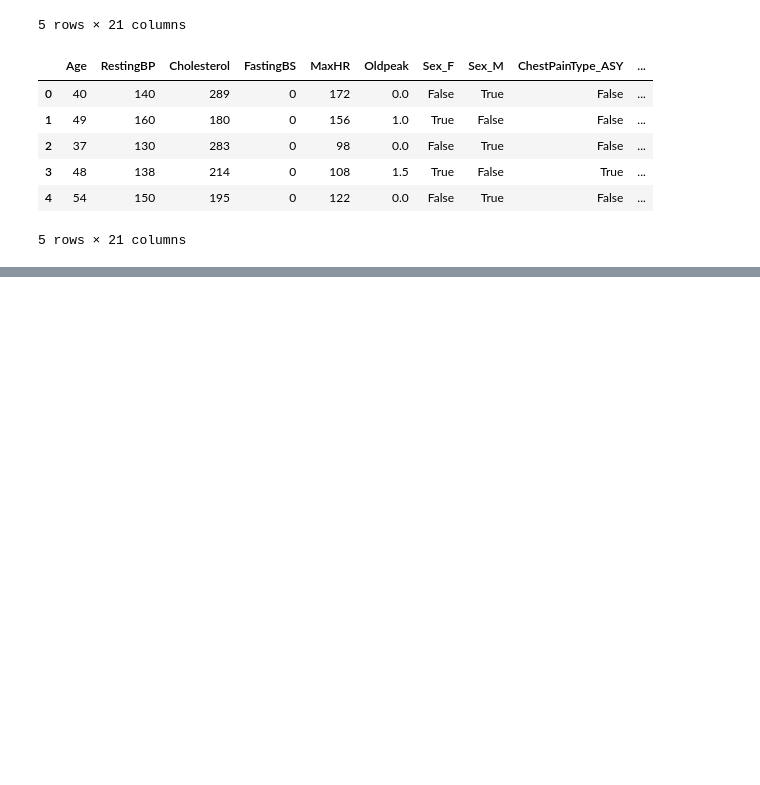
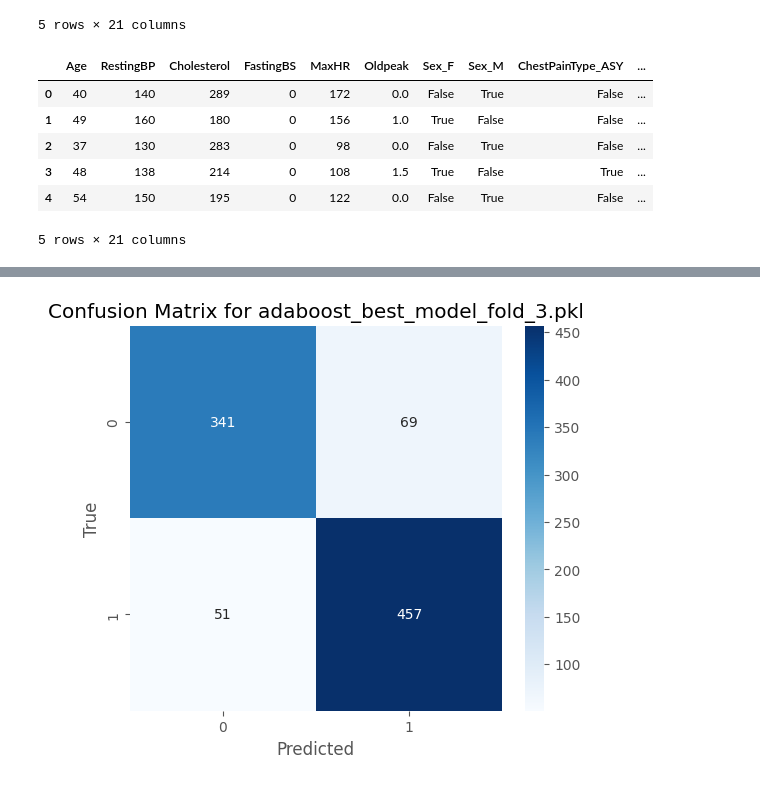
Before and after one commit to AndriRahmadani12/heart-failure-predict-ai, a Jupyter notebook: experiment/hearth_failure_prediction.ipynb, the cells around one changed output, grey strips where cells are left out. Drawn from its saved outputs; the diff is of its cells as text; code cells hidden in the pictures; blank space fills up the shorter version.

```diff
--- a/experiment/hearth_failure_prediction.ipynb
+++ b/experiment/hearth_failure_prediction.ipynb
@@ -627,0 +444,20 @@ The accuracy for Fold 5 : 0.8345810190775175
+# %%
+from sklearn.tree import DecisionTreeClassifier
+from sklearn.ensemble import RandomForestClassifier, GradientBoostingClassifier, ExtraTreesClassifier, AdaBoostClassifier
+from xgboost import XGBClassifier
+from lightgbm import LGBMClassifier
+from sklearn.metrics import accuracy_score, roc_auc_score, classification_report
+from sklearn.model_selection import StratifiedKFold
+import pandas as pd
+models_tree = {
+    "Decision Tree": DecisionTreeClassifier(random_state=42),
+    "Random Forest": RandomForestClassifier(random_state=42, n_estimators=100),
+    "Gradient Boosting": GradientBoostingClassifier(random_state=42),
+    "Extra Trees": ExtraTreesClassifier(random_state=42, n_estimators=100),
+    "XGBoost": XGBClassifier(random_state=42),
+    "LightGBM": LGBMClassifier(random_state=42),
+    "AdaBoost": AdaBoostClassifier(random_state=42)
+}
+
+feature_col_tree=df_tree.columns.to_list()
+feature_col_tree.remove(target)
@@ -627,0 +791,8 @@ The accuracy for Fold 5 : 0.8345810190775175
+# %%
+import joblib
+
+# Memuat model terbaik yang disimpan (misalnya model dari fold tertentu)
+model_filename = "adaboost_best_model_fold_3.pkl"  # Ganti dengan nama model yang sesuai
+model = joblib.load(model_filename)
+
+print(f"Model {model_filename} berhasil dimuat.")
@@ -627,0 +801,7 @@ The accuracy for Fold 5 : 0.8345810190775175
+# %%
+X=df_tree[feature_col_tree]
+y=df_tree[target]
+# %%
+from sklearn.metrics import confusion_matrix, classification_report
+y_pred = model.predict(X)
+print(classification_report(y, y_pred))
@@ -627,0 +817,10 @@ The accuracy for Fold 5 : 0.8345810190775175
+# %%
+cm = confusion_matrix(y, y_pred)
+plt.figure(figsize=(6, 5))
+sns.heatmap(cm, annot=True, fmt='d', cmap='Blues', xticklabels=model.classes_, yticklabels=model.classes_)
+plt.title(f"Confusion Matrix for {model_filename}")
+plt.xlabel('Predicted')
+plt.ylabel('True')
+plt.show()
+# %% [output]
+[figure, added]
```
Also changed, not shown: parts of 28 cells of this notebook, 1 other file.
